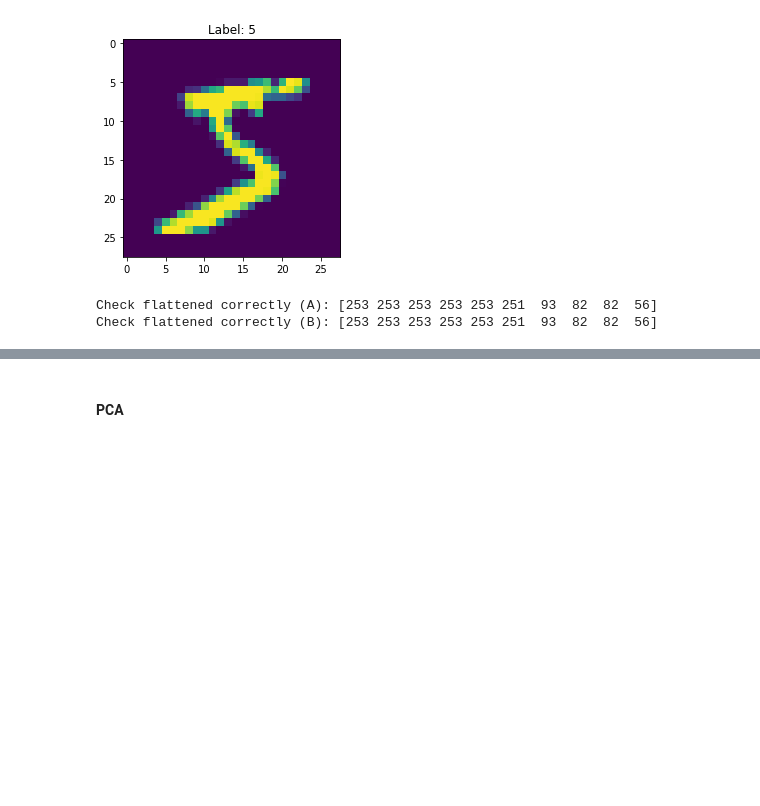
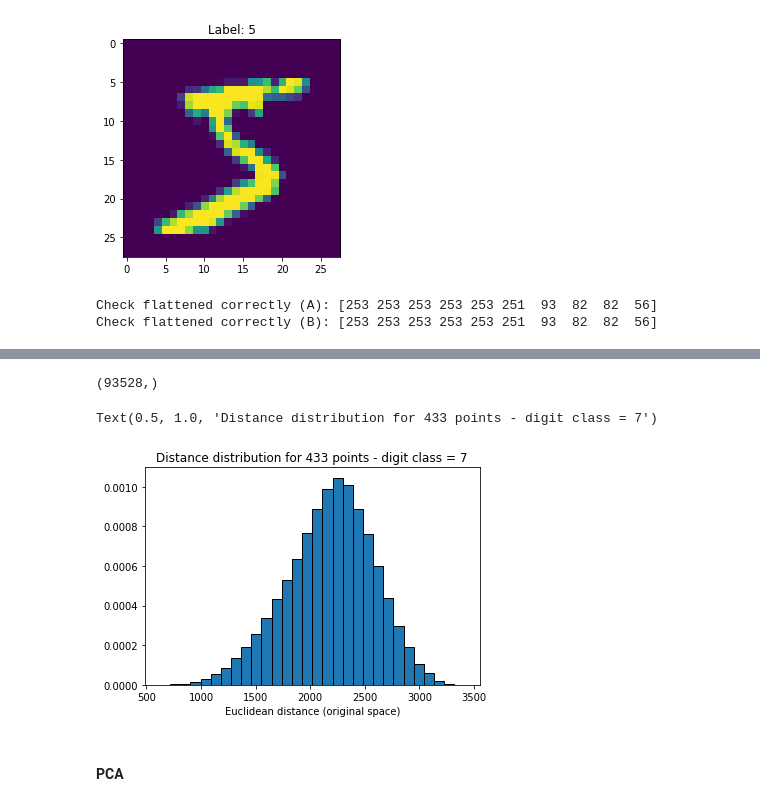
Before and after one commit to hlml-toronto/machinelearning, a Jupyter notebook: guides/unsupervised/embeddings_tSNE_UMAP.ipynb, the cells around one changed output, grey strips where cells are left out. Drawn from its saved outputs; the diff is of its cells as text; code cells hidden in the pictures; blank space fills up the shorter version.

```diff
--- a/guides/unsupervised/embeddings_tSNE_UMAP.ipynb
+++ b/guides/unsupervised/embeddings_tSNE_UMAP.ipynb
@@ -171,3 +214,14 @@ X_labels = mnist_labels[:M]
+# %%
+inds = np.triu_indices(num_class, k=1)
+dists_list = dists[inds]
+print(dists_list.shape)
+plt.hist(dists_list, bins=30, ec='k', density=True)
+plt.xlabel('Euclidean distance (original space)')
+plt.title('Distance distribution for %d points - digit class = %d' % (num_class, digit_class))
+# %% [output]
+(93528,)
+Text(0.5, 1.0, 'Distance distribution for 433 points - digit class = 7')
+[figure, added]
 # %% [markdown]
 #### PCA
 # %%
```
Also changed, not shown: parts of 20 cells of this notebook.
